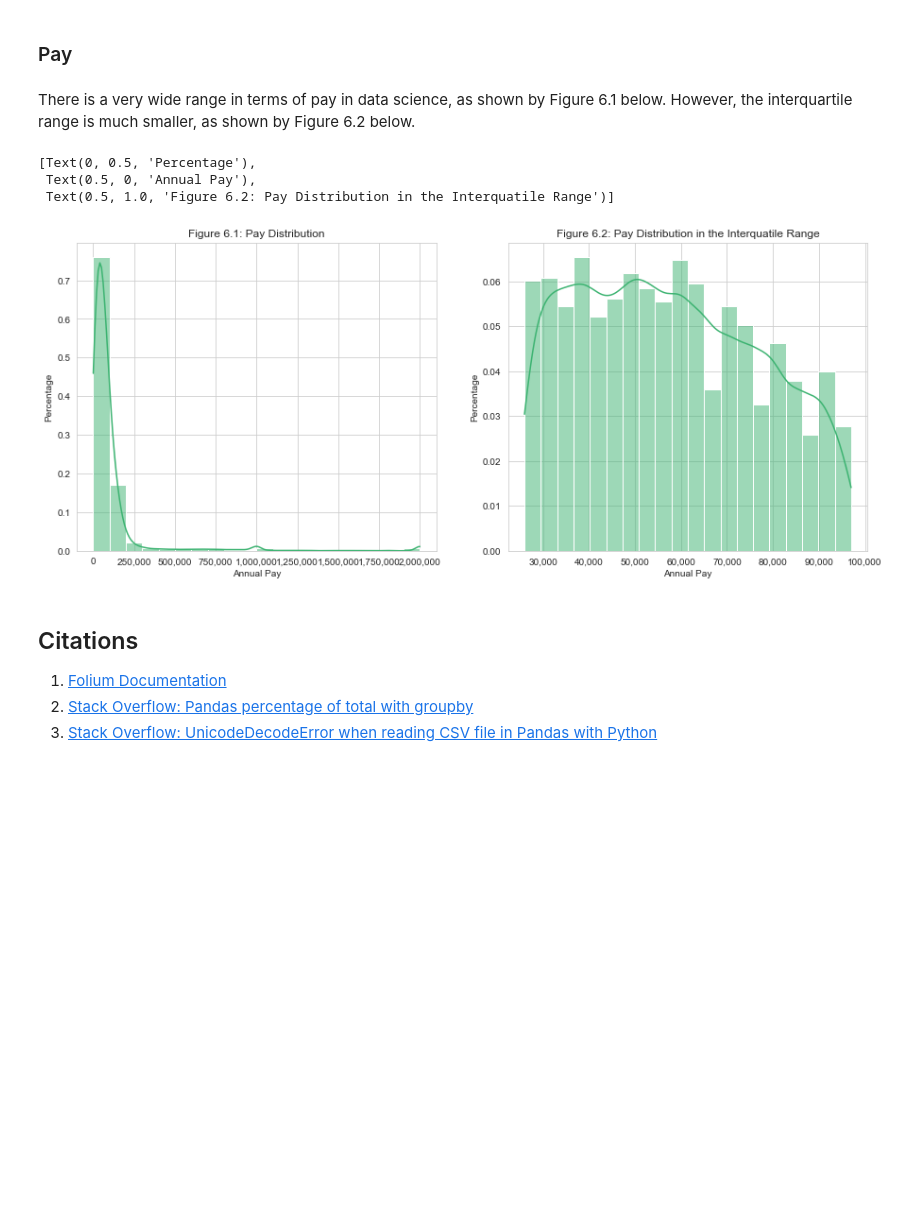
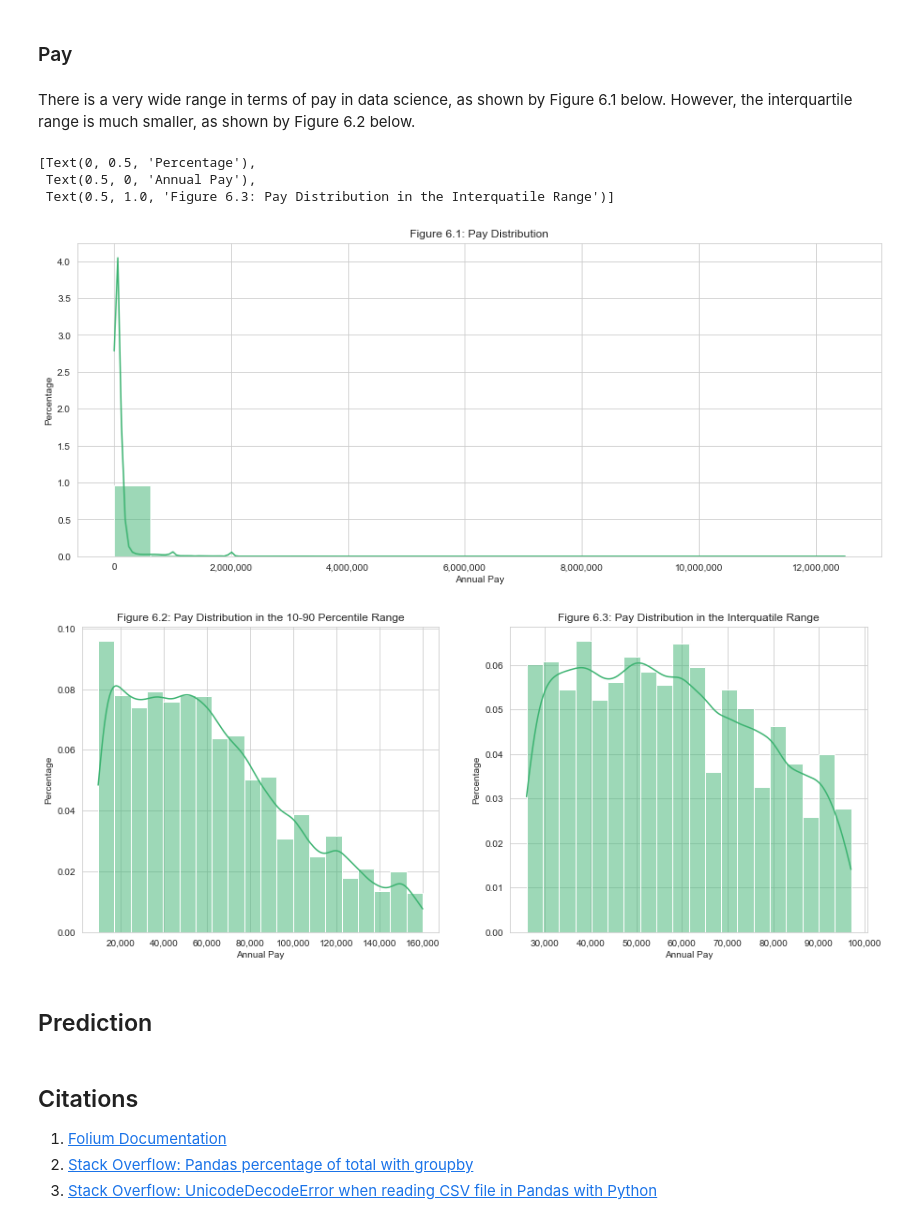
Before and after one commit to potatokim/data-science-demographics-visuals, a Jupyter notebook: main.ipynb, the cells around one changed output. Cells and saved outputs as stored; diff of their text form; code cells hidden in the pictures; blank space fills up the shorter version.

```diff
--- a/main.ipynb
+++ b/main.ipynb
@@ -676,45 +676,69 @@ count_map
 [interactive output not drawn]
 # %% [markdown]
 ### Pay
-# %% [markdown]
-There is a very wide range in terms of pay in data science, as shown by Figure 6.1 below. However, the interquartile range is much smaller, as shown by Figure 6.2 below.
+# %% [markdown]
+There is a very wide range in terms of pay in data science, as shown by Figure 6.1 below. However, the interquartile range is much smaller, as shown by Figure 6.2 below.
 # %%
 # Pay
-pay_fig, pay_axes = plt.subplots(1, 2, figsize=PAIR_FIG_SIZE)
+pay_fig_1, pay_axes_1 = plt.subplots(figsize=PAIR_FIG_SIZE)
 
+# All
 pay_plot = sns.histplot(
-    ax=pay_axes[0],
+    ax=pay_axes_1,
     x=PAY,
-    data=pay_data,
+    data=data,
     color='mediumseagreen',
     bins=20,
     kde=True,
     stat='probability'
 )
 
-format_pay_axis(pay_axes[0], True)
+format_pay_axis(pay_axes_1, True)
 pay_plot.set(ylabel=PCT_LABEL, xlabel=PAY_LABEL, title='Figure 6.1: Pay Distribution')
 
+pay_fig_2, pay_axes_2 = plt.subplots(1, 2, figsize=PAIR_FIG_SIZE)
+
+# 10-90
+percentiles = data[PAY].quantile([0.10, 0.90])
+most_pay_data = data.loc[(data[PAY] >= percentiles[0.10]) & (data[PAY] <= percentiles[0.90])]
+
+most_pay_plot = sns.histplot(
+    ax=pay_axes_2[0],
+    x=PAY,
+    data=most_pay_data,
+    color='mediumseagreen',
+    bins=20,
+    kde=True,
+    stat='probability'
+)
+
+format_pay_axis(pay_axes_2[0], True)
+most_pay_plot.set(ylabel=PCT_LABEL, xlabel=PAY_LABEL, title='Figure 6.2: Pay Distribution in the 10-90 Percentile Range')
+
+# 25-75
 quantiles = data[PAY].quantile([0.25, 0.75])
 mid_pay_data = data.loc[(data[PAY] >= quantiles[0.25]) & (data[PAY] <= quantiles[0.75])]
 
 mid_pay_plot = sns.histplot(
-    ax=pay_axes[1],
+    ax=pay_axes_2[1],
     x=PAY,
     data=mid_pay_data,
     color='mediumseagreen',
     bins=20,
     kde=True,
     stat='probability'
 )
 
-format_pay_axis(pay_axes[1], True)
-mid_pay_plot.set(ylabel=PCT_LABEL, xlabel=PAY_LABEL, title='Figure 6.2: Pay Distribution in the Interquatile Range')
+format_pay_axis(pay_axes_2[1], True)
+mid_pay_plot.set(ylabel=PCT_LABEL, xlabel=PAY_LABEL, title='Figure 6.3: Pay Distribution in the Interquatile Range')
 # %% [output]
 [Text(0, 0.5, 'Percentage'),
  Text(0.5, 0, 'Annual Pay'),
- Text(0.5, 1.0, 'Figure 6.2: Pay Distribution in the Interquatile Range')]
+ Text(0.5, 1.0, 'Figure 6.3: Pay Distribution in the Interquatile Range')]
-[figure, old version]
+[figure, new version]
+[figure, added]
+# %% [markdown]
+## Prediction
 # %% [markdown]
 ## Citations
 1. [Folium Documentation](https://python-visualization.github.io/folium/quickstart.html)
```
Also changed, not shown: parts of 10 cells of this notebook.
